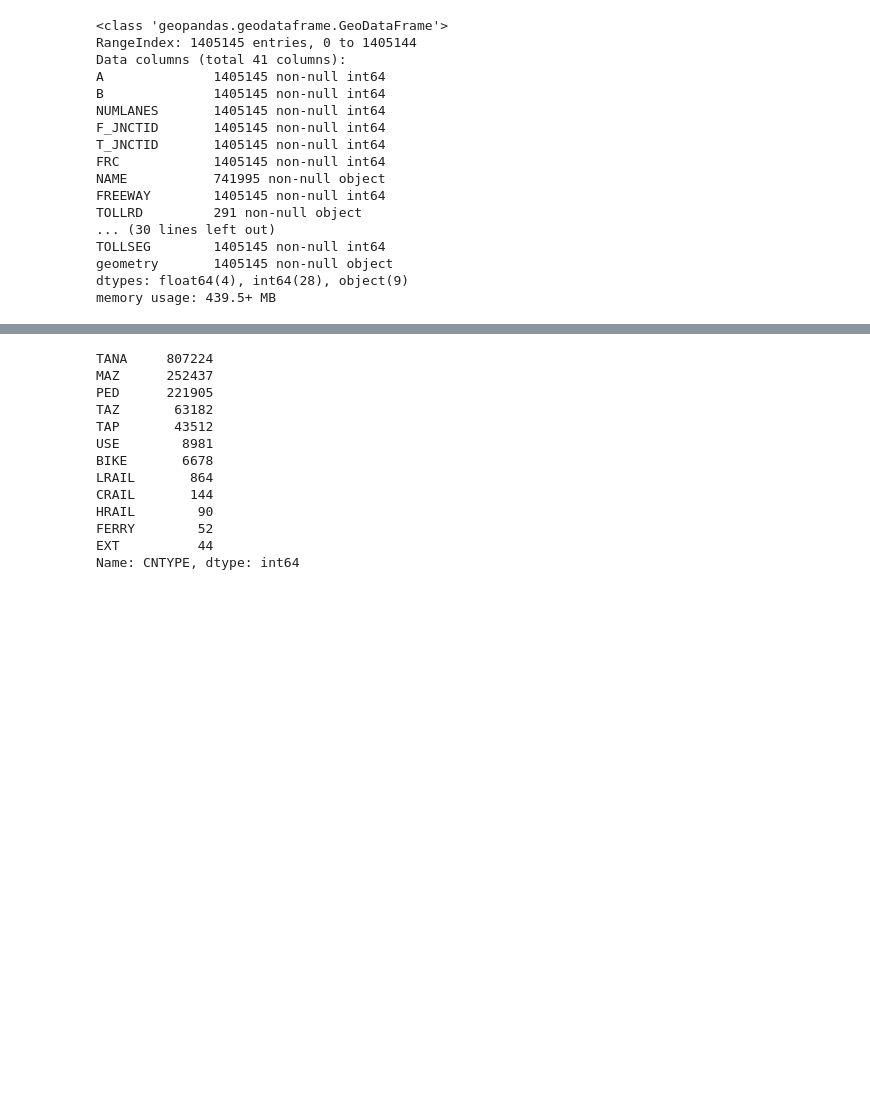
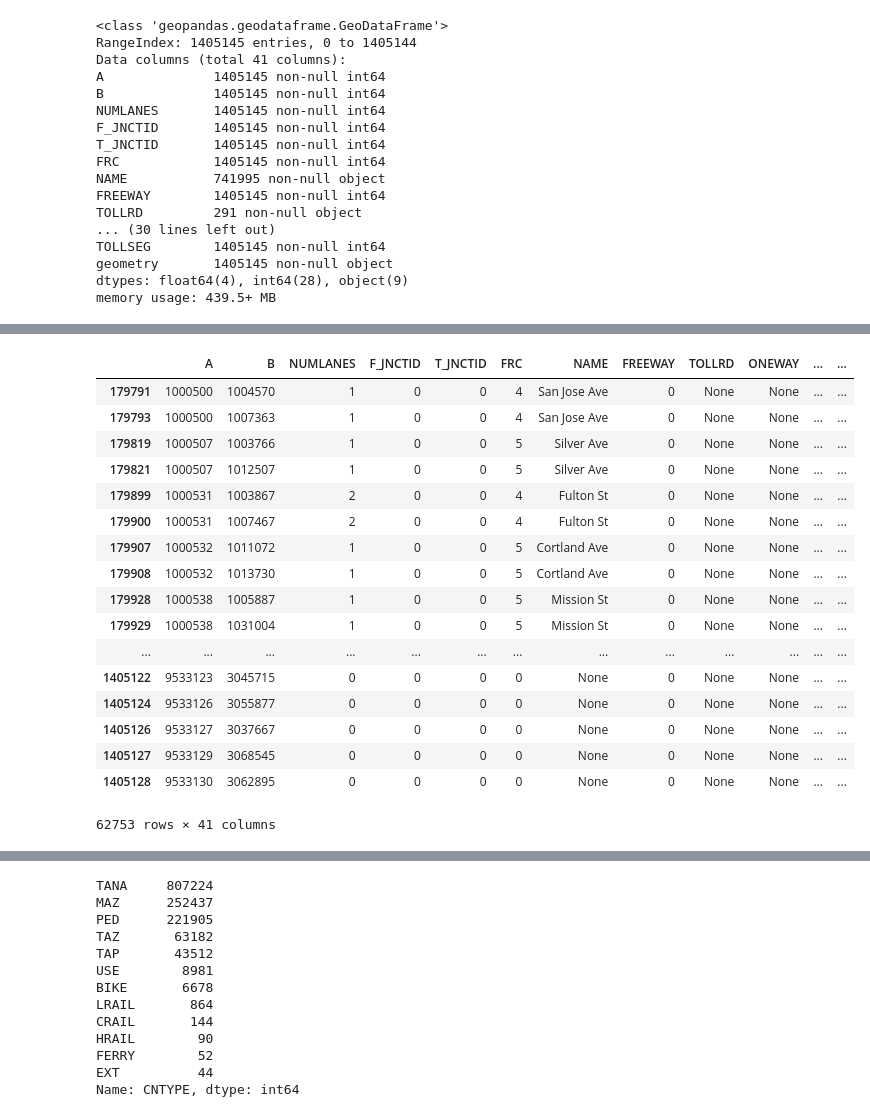
Before and after one commit to BayAreaMetro/travel-model-two-networks, a Jupyter notebook: notebooks/pipeline/step4_conflate_with_third_party.ipynb, the cells around one changed output, grey strips where cells are left out. Saved outputs shown, nothing was run; the diff lists cells and outputs as text; code cells hidden in the pictures; blank space fills up the shorter version.

```diff
--- a/notebooks/pipeline/step4_conflate_with_third_party.ipynb
+++ b/notebooks/pipeline/step4_conflate_with_third_party.ipynb
@@ -123,0 +174,21 @@ memory usage: 439.5+ MB
+# %%
+tm2_link_gdf[(tm2_link_gdf.LANES != tm2_link_gdf.NUMLANES) & (tm2_link_gdf.LANES>0)]
+# %% [output]
+|  | A | B | NUMLANES | F_JNCTID | T_JNCTID | FRC | NAME | FREEWAY | TOLLRD | ONEWAY | ... | ... |
+| 179791 | 1000500 | 1004570 | 1 | 0 | 0 | 4 | San Jose Ave | 0 | None | None | ... | ... |
+| 179793 | 1000500 | 1007363 | 1 | 0 | 0 | 4 | San Jose Ave | 0 | None | None | ... | ... |
+| 179819 | 1000507 | 1003766 | 1 | 0 | 0 | 5 | Silver Ave | 0 | None | None | ... | ... |
+| 179821 | 1000507 | 1012507 | 1 | 0 | 0 | 5 | Silver Ave | 0 | None | None | ... | ... |
+| 179899 | 1000531 | 1003867 | 2 | 0 | 0 | 4 | Fulton St | 0 | None | None | ... | ... |
+| 179900 | 1000531 | 1007467 | 2 | 0 | 0 | 4 | Fulton St | 0 | None | None | ... | ... |
+| 179907 | 1000532 | 1011072 | 1 | 0 | 0 | 5 | Cortland Ave | 0 | None | None | ... | ... |
+| 179908 | 1000532 | 1013730 | 1 | 0 | 0 | 5 | Cortland Ave | 0 | None | None | ... | ... |
+| 179928 | 1000538 | 1005887 | 1 | 0 | 0 | 5 | Mission St | 0 | None | None | ... | ... |
+| 179929 | 1000538 | 1031004 | 1 | 0 | 0 | 5 | Mission St | 0 | None | None | ... | ... |
+| ... | ... | ... | ... | ... | ... | ... | ... | ... | ... | ... | ... | ... |
+| 1405122 | 9533123 | 3045715 | 0 | 0 | 0 | 0 | None | 0 | None | None | ... | ... |
+| 1405124 | 9533126 | 3055877 | 0 | 0 | 0 | 0 | None | 0 | None | None | ... | ... |
+| 1405126 | 9533127 | 3037667 | 0 | 0 | 0 | 0 | None | 0 | None | None | ... | ... |
+| 1405127 | 9533129 | 3068545 | 0 | 0 | 0 | 0 | None | 0 | None | None | ... | ... |
+| 1405128 | 9533130 | 3062895 | 0 | 0 | 0 | 0 | None | 0 | None | None | ... | ... |
+62753 rows × 41 columns
```
Also changed, not shown: parts of 41 cells of this notebook, 11 other files.
